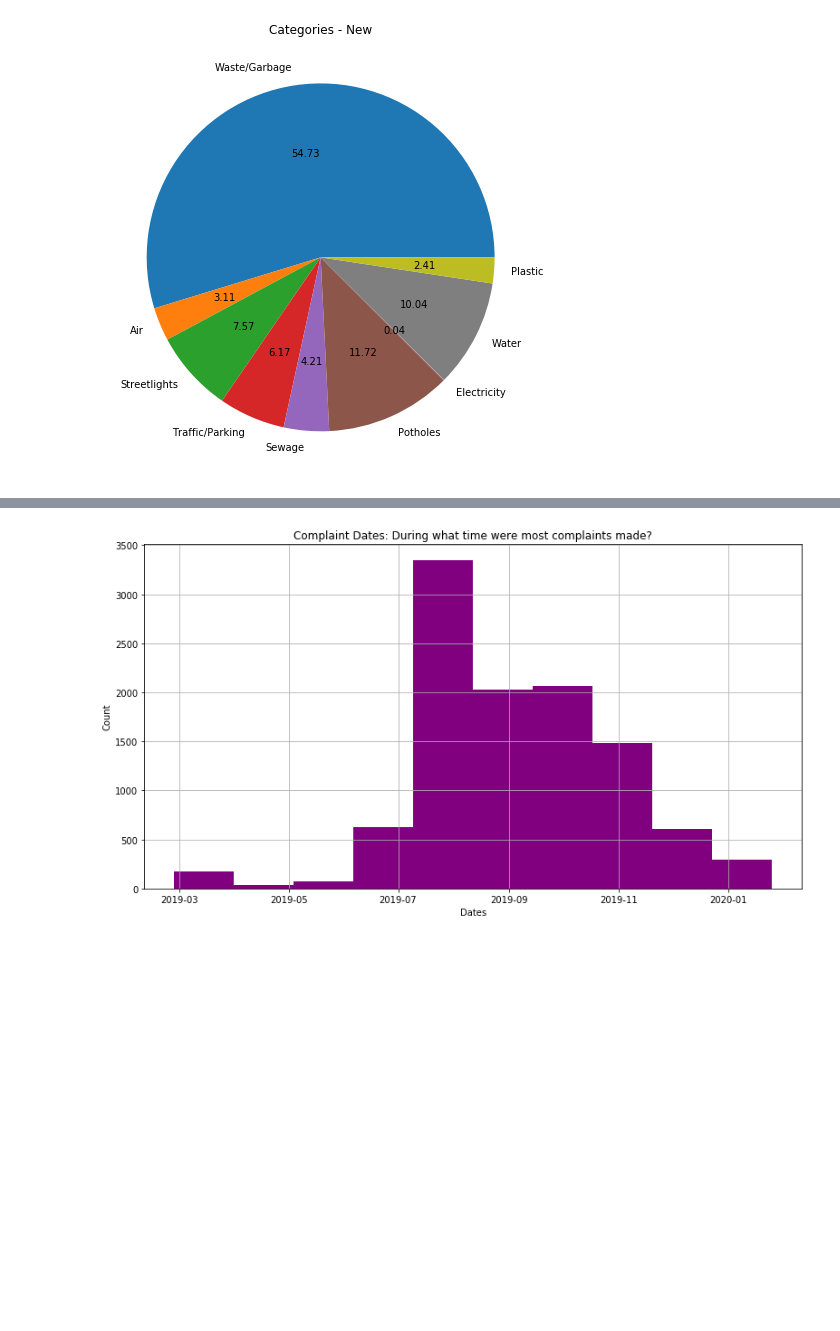
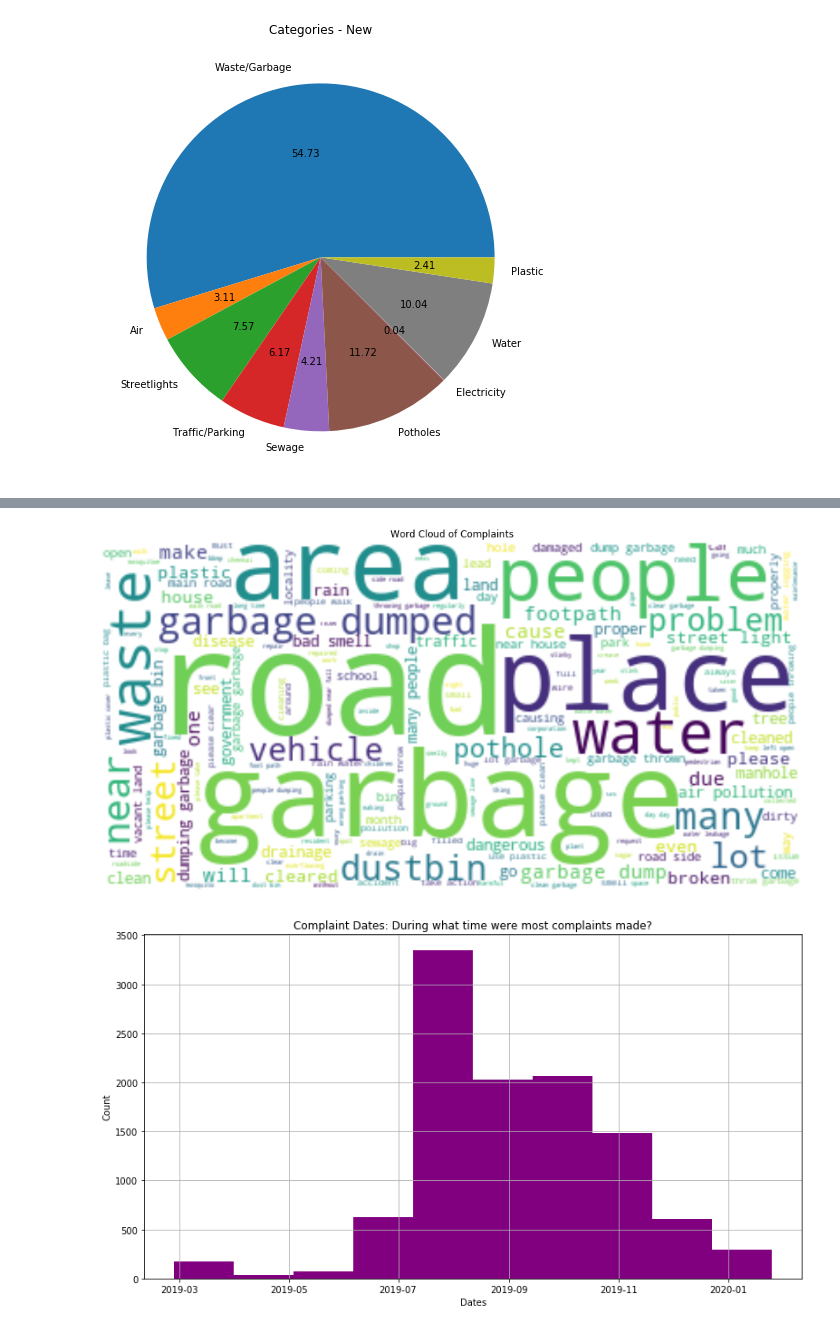
Before and after one commit to ShriyaShankar/Ward-Index, a Jupyter notebook: test.ipynb, the cells around one changed output, grey strips where cells are left out. Saved outputs shown, nothing was run; the diff lists cells and outputs as text; code cells hidden in the pictures; blank space fills up the shorter version.

Commit message:
added wordcloud and bangalore pie chart

```diff
--- a/test.ipynb
+++ b/test.ipynb
@@ -196,3 +207,33 @@ NameError: name 'd' is not defined
+# %%
+def word_cloud(df):
+    df['description'] = df['description'].str.lower()
+    des = df.description.str.split(' ')
+    #des.head()
+    des_cleaned = []
+
+    #removing punctuation
+    for text in des:
+        text = [x.strip(string.punctuation) for x in text]
+        des_cleaned.append(text)
+
+    #des_cleaned[0]
+
+    #joining all the text
+    text_des = [" ".join(text) for text in des_cleaned]
+    fin_text = " ".join(text_des)
+    #final_text_spam[:500]
+    wordcloud_spam = WordCloud(background_color="white").generate(fin_text)
+
+    # Lines 2 - 5
+    plt.figure(figsize = (16,16))
+    plt.title("Word Cloud of Complaints")
+    plt.imshow(wordcloud_spam, interpolation='bilinear')
+    plt.axis("off")
+    plt.show()
+
+word_cloud(df)
+# %% [output]
+[figure, added]
 # %%
 def date_plot():
     df.createdAt = pd.to_datetime(df['createdAt'])
```
Also changed, not shown: parts of 10 cells of this notebook, 1 other file.
